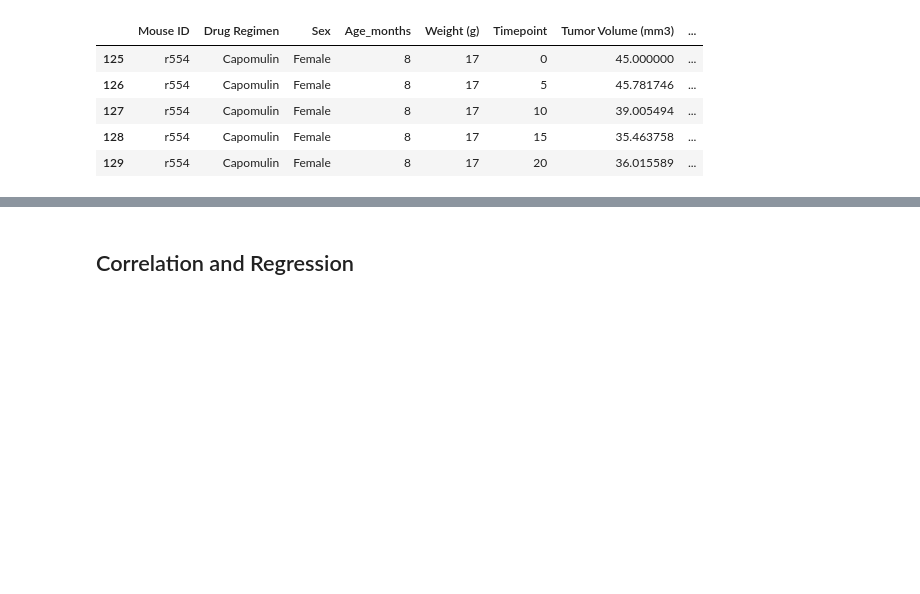
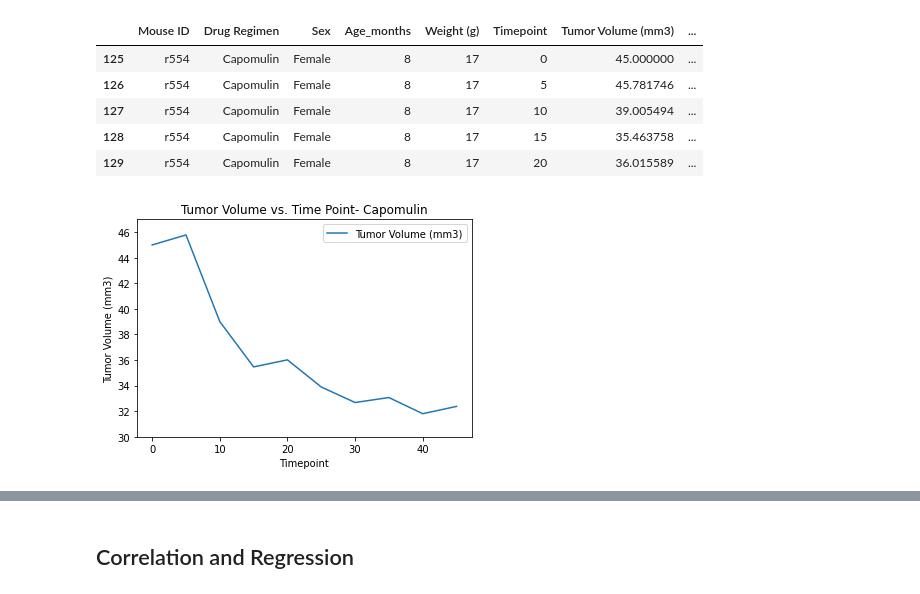
Before and after one commit to caseyjuergens/matplotlib-challenge, a Jupyter notebook: pymaceuticals_starter.ipynb, the cells around one changed output, grey strips where cells are left out. Saved outputs shown, nothing was run; the diff lists cells and outputs as text; code cells hidden in the pictures; blank space fills up the shorter version.

```diff
--- a/pymaceuticals_starter.ipynb
+++ b/pymaceuticals_starter.ipynb
@@ -276,10 +306,13 @@ capomulin_r554.head()
 # %%
 # Generate a line plot of tumor volume vs. time point for a mouse treated with Capomulin
 capomulin_r554.plot(x='Timepoint',y = 'Tumor Volume (mm3)')
 plt.title('Tumor Volume vs. Time Point- Capomulin')
 plt.xlabel('Timepoint')
 plt.ylabel('Tumor Volume (mm3)')
+plt.ylim([30, 47])
 plt.show()
+# %% [output]
+[figure, added]
 # %%
 # Generate a scatter plot of average tumor volume vs. mouse weight for the Capomulin regimen
 avg_capo= capomulin_final.groupby(["Mouse ID"]).mean()
```
Also changed, not shown: parts of 9 cells of this notebook.
